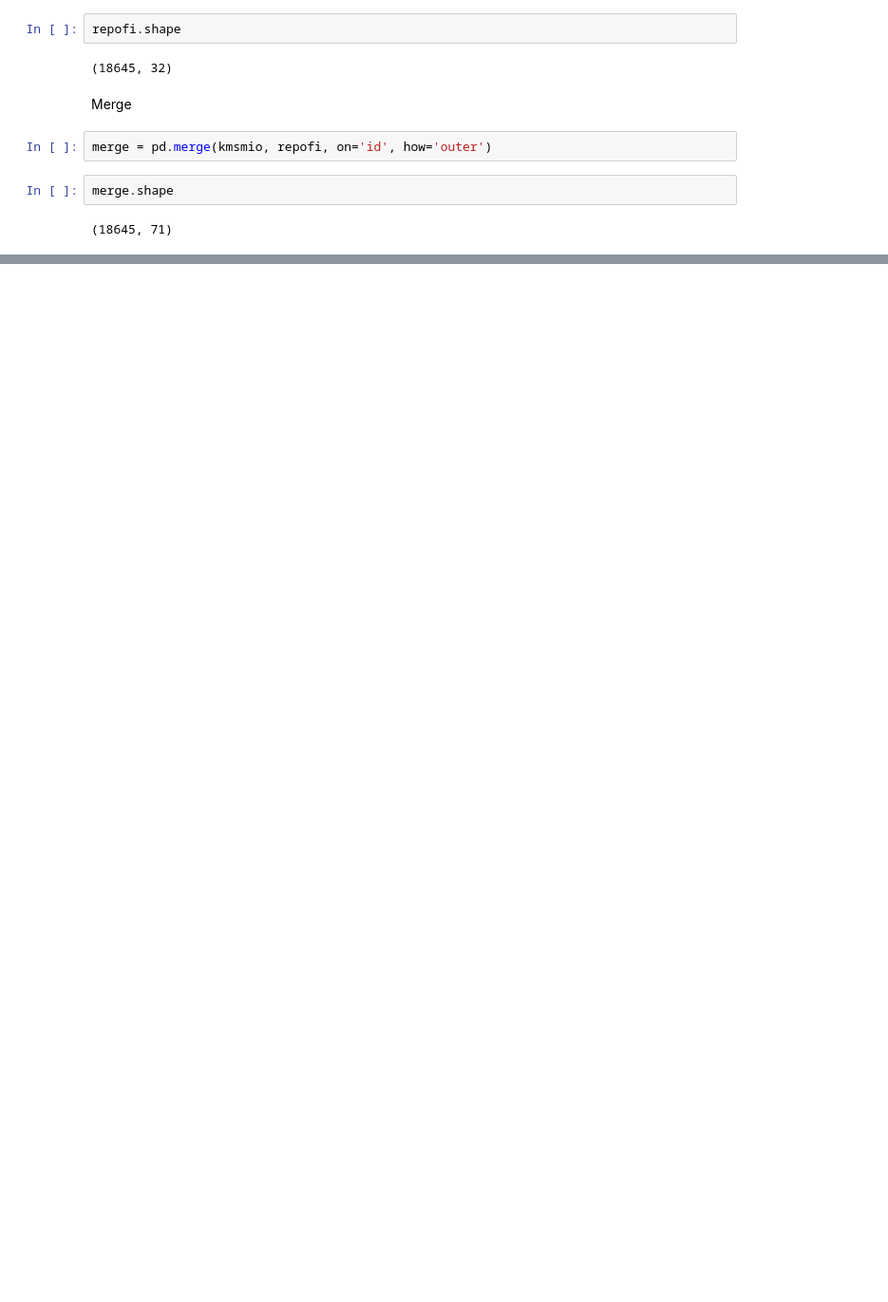
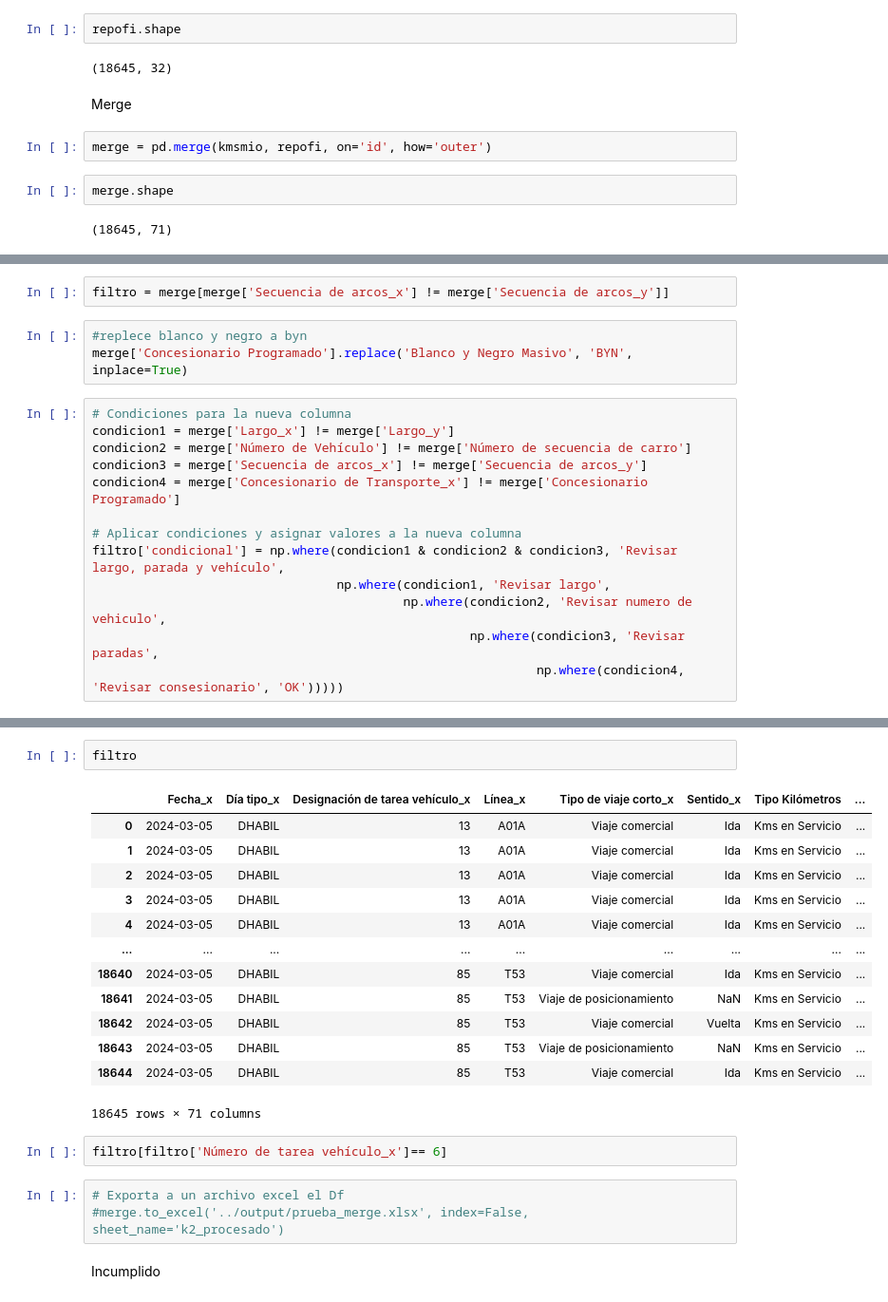
Before and after one commit to williamCastro32/bynm_mergedata, a Jupyter notebook: scripts/Merge.ipynb, the cells around one changed output, grey strips where cells are left out. Shown at 95% size. Saved outputs shown, nothing was run; the diff lists cells and outputs as text; blank space fills up the shorter version.

```diff
--- a/scripts/Merge.ipynb
+++ b/scripts/Merge.ipynb
@@ -121,0 +125,18 @@ merge.shape
+# %%
+filtro = merge[merge['Secuencia de arcos_x'] != merge['Secuencia de arcos_y']]
+# %%
+#replece blanco y negro a byn
+merge['Concesionario Programado'].replace('Blanco y Negro Masivo', 'BYN', inplace=True)
+# %%
+# Condiciones para la nueva columna
+condicion1 = merge['Largo_x'] != merge['Largo_y']
+condicion2 = merge['Número de Vehículo'] != merge['Número de secuencia de carro']
+condicion3 = merge['Secuencia de arcos_x'] != merge['Secuencia de arcos_y']
+condicion4 = merge['Concesionario de Transporte_x'] != merge['Concesionario Programado']
+
+# Aplicar condiciones y asignar valores a la nueva columna
+filtro['condicional'] = np.where(condicion1 & condicion2 & condicion3, 'Revisar largo, parada y vehículo',
+                                 np.where(condicion1, 'Revisar largo',
+                                          np.where(condicion2, 'Revisar numero de vehiculo',
+                                                   np.where(condicion3, 'Revisar paradas',
+                                                            np.where(condicion4, 'Revisar consesionario', 'OK')))))
@@ -122 +166,24 @@ merge.shape
+# %%
+filtro
+# %% [output]
+|  | Fecha_x | Día tipo_x | Designación de tarea vehículo_x | Línea_x | Tipo de viaje corto_x | Sentido_x | Tipo Kilómetros | ... |
+| 0 | 2024-03-05 | DHABIL | 13 | A01A | Viaje comercial | Ida | Kms en Servicio | ... |
+| 1 | 2024-03-05 | DHABIL | 13 | A01A | Viaje comercial | Ida | Kms en Servicio | ... |
+| 2 | 2024-03-05 | DHABIL | 13 | A01A | Viaje comercial | Ida | Kms en Servicio | ... |
+| 3 | 2024-03-05 | DHABIL | 13 | A01A | Viaje comercial | Ida | Kms en Servicio | ... |
+| 4 | 2024-03-05 | DHABIL | 13 | A01A | Viaje comercial | Ida | Kms en Servicio | ... |
+| ... | ... | ... | ... | ... | ... | ... | ... | ... |
+| 18640 | 2024-03-05 | DHABIL | 85 | T53 | Viaje comercial | Ida | Kms en Servicio | ... |
+| 18641 | 2024-03-05 | DHABIL | 85 | T53 | Viaje de posicionamiento | NaN | Kms en Servicio | ... |
+| 18642 | 2024-03-05 | DHABIL | 85 | T53 | Viaje comercial | Vuelta | Kms en Servicio | ... |
+| 18643 | 2024-03-05 | DHABIL | 85 | T53 | Viaje de posicionamiento | NaN | Kms en Servicio | ... |
+| 18644 | 2024-03-05 | DHABIL | 85 | T53 | Viaje comercial | Ida | Kms en Servicio | ... |
+18645 rows × 71 columns
+# %%
+filtro[filtro['Número de tarea vehículo_x']== 6]
+# %%
+# Exporta a un archivo excel el Df
+#merge.to_excel('../output/prueba_merge.xlsx', index=False, sheet_name='k2_procesado')
+# %% [markdown]
+Incumplido
 # %%
```
Also changed, not shown: parts of 39 cells of this notebook, 1 other file.
